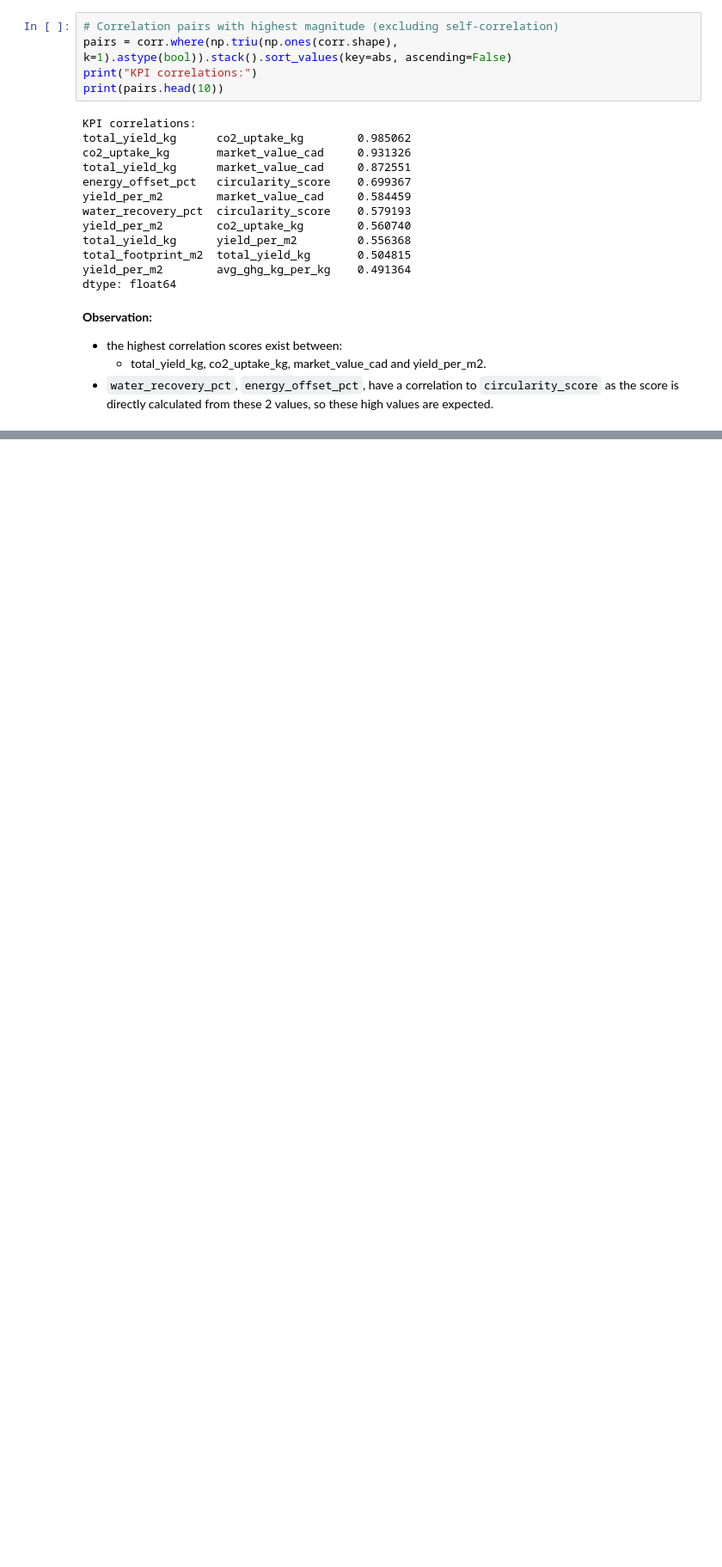
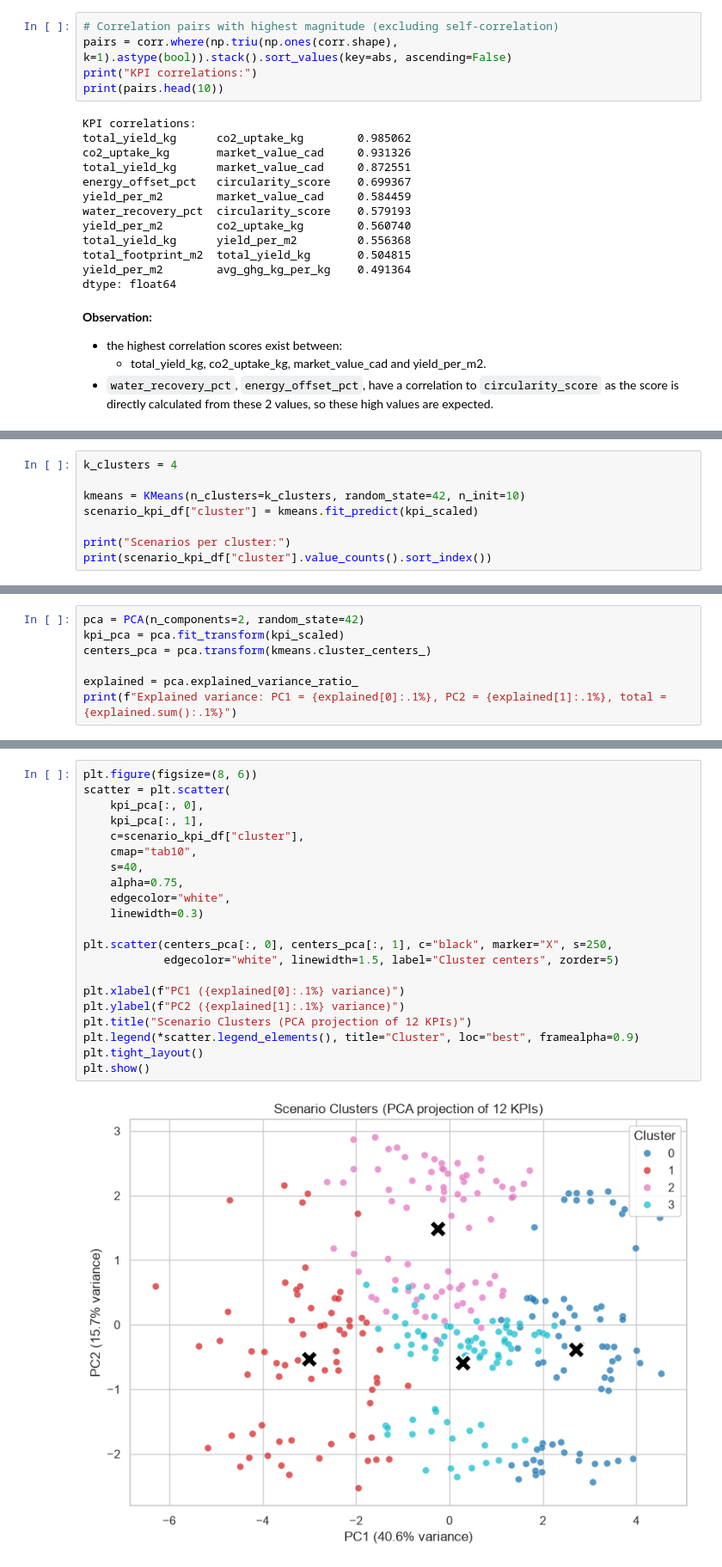
Before and after one commit to minahilfaisal-sfu/Faisal_Minahil_Final_Project, a Jupyter notebook: project-notebook.ipynb, the cells around one changed output, grey strips where cells are left out. Shown at 86% size. Saved outputs shown, nothing was run; the diff lists cells and outputs as text; blank space fills up the shorter version.

```diff
--- a/project-notebook.ipynb
+++ b/project-notebook.ipynb
@@ -802,0 +885,8 @@ dtype: float64
+# %%
+k_clusters = 4
+
+kmeans = KMeans(n_clusters=k_clusters, random_state=42, n_init=10)
+scenario_kpi_df["cluster"] = kmeans.fit_predict(kpi_scaled)
+
+print("Scenarios per cluster:")
+print(scenario_kpi_df["cluster"].value_counts().sort_index())
@@ -802,0 +905,7 @@ dtype: float64
+# %%
+pca = PCA(n_components=2, random_state=42)
+kpi_pca = pca.fit_transform(kpi_scaled)
+centers_pca = pca.transform(kmeans.cluster_centers_)
+
+explained = pca.explained_variance_ratio_
+print(f"Explained variance: PC1 = {explained[0]:.1%}, PC2 = {explained[1]:.1%}, total = {explained.sum():.1%}")
@@ -802,0 +914,23 @@ dtype: float64
+# %%
+plt.figure(figsize=(8, 6))
+scatter = plt.scatter(
+    kpi_pca[:, 0],
+    kpi_pca[:, 1],
+    c=scenario_kpi_df["cluster"],
+    cmap="tab10",
+    s=40,
+    alpha=0.75,
+    edgecolor="white",
+    linewidth=0.3)
+
+plt.scatter(centers_pca[:, 0], centers_pca[:, 1], c="black", marker="X", s=250,
+            edgecolor="white", linewidth=1.5, label="Cluster centers", zorder=5)
+
+plt.xlabel(f"PC1 ({explained[0]:.1%} variance)")
+plt.ylabel(f"PC2 ({explained[1]:.1%} variance)")
+plt.title("Scenario Clusters (PCA projection of 12 KPIs)")
+plt.legend(*scatter.legend_elements(), title="Cluster", loc="best", framealpha=0.9)
+plt.tight_layout()
+plt.show()
+# %% [output]
+[figure, added]
```
Also changed, not shown: parts of 33 cells of this notebook.
